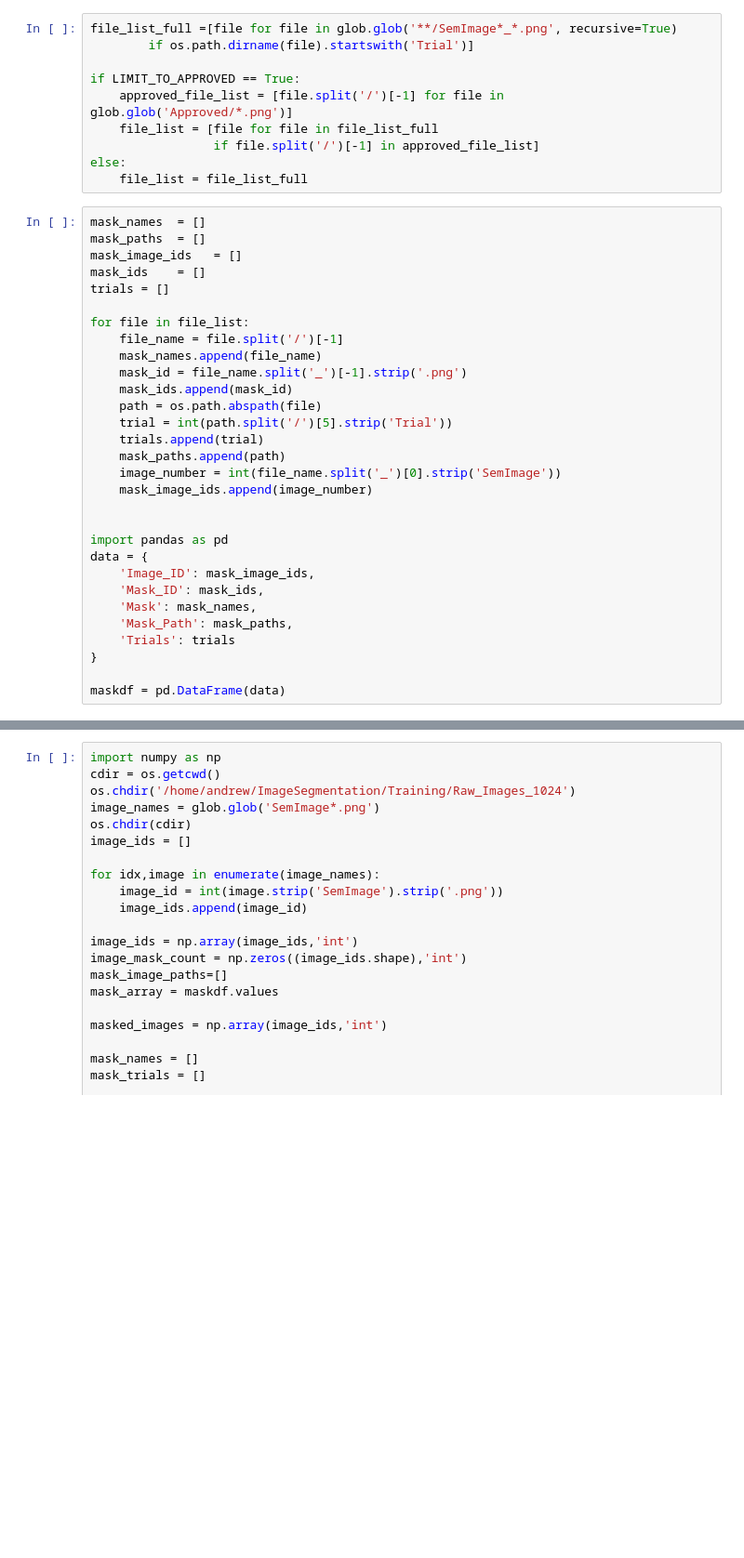
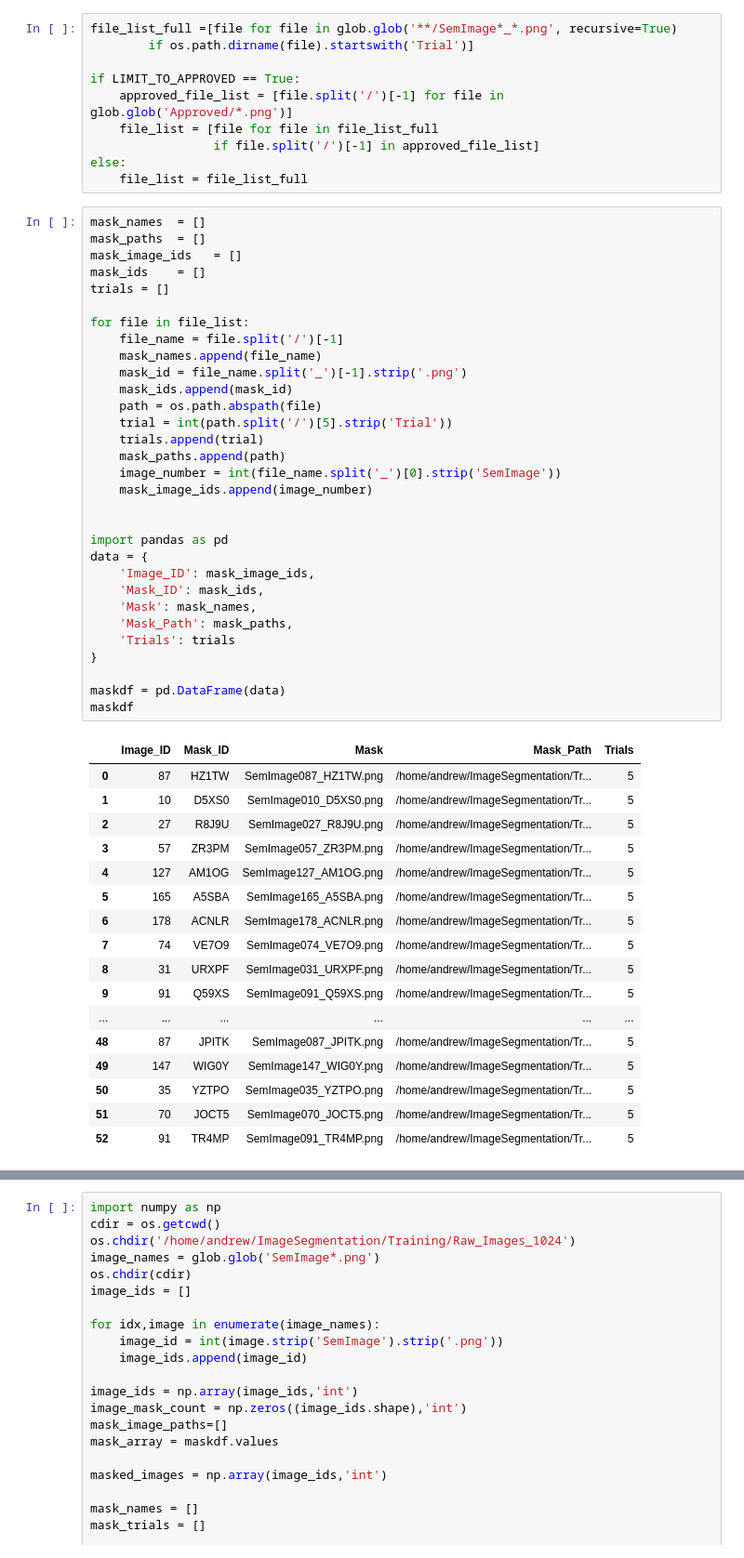
Before and after one commit to aduenner/ImageSegmentation, a Jupyter notebook: Training/summary.ipynb, the cells around one changed output, grey strips where cells are left out. Shown at 93% size. Cells and saved outputs as stored; diff of their text form; blank space fills up the shorter version.

```diff
--- a/Training/summary.ipynb
+++ b/Training/summary.ipynb
@@ -25,30 +25,49 @@ else:
 # %%
 mask_names  = []
 mask_paths  = []
 mask_image_ids   = []
 mask_ids    = []
 trials = []
 
 for file in file_list:
     file_name = file.split('/')[-1]
     mask_names.append(file_name)
     mask_id = file_name.split('_')[-1].strip('.png')
     mask_ids.append(mask_id)
     path = os.path.abspath(file)
     trial = int(path.split('/')[5].strip('Trial'))
     trials.append(trial)
     mask_paths.append(path)
     image_number = int(file_name.split('_')[0].strip('SemImage'))
     mask_image_ids.append(image_number)
 
 
 import pandas as pd
 data = {
     'Image_ID': mask_image_ids,
     'Mask_ID': mask_ids,
     'Mask': mask_names,
     'Mask_Path': mask_paths,
     'Trials': trials
 }
 
 maskdf = pd.DataFrame(data)
+maskdf
+# %% [output]
+|  | Image_ID | Mask_ID | Mask | Mask_Path | Trials |
+| 0 | 87 | HZ1TW | SemImage087_HZ1TW.png | /home/andrew/ImageSegmentation/Tr... | 5 |
+| 1 | 10 | D5XS0 | SemImage010_D5XS0.png | /home/andrew/ImageSegmentation/Tr... | 5 |
+| 2 | 27 | R8J9U | SemImage027_R8J9U.png | /home/andrew/ImageSegmentation/Tr... | 5 |
+| 3 | 57 | ZR3PM | SemImage057_ZR3PM.png | /home/andrew/ImageSegmentation/Tr... | 5 |
+| 4 | 127 | AM1OG | SemImage127_AM1OG.png | /home/andrew/ImageSegmentation/Tr... | 5 |
+| 5 | 165 | A5SBA | SemImage165_A5SBA.png | /home/andrew/ImageSegmentation/Tr... | 5 |
+| 6 | 178 | ACNLR | SemImage178_ACNLR.png | /home/andrew/ImageSegmentation/Tr... | 5 |
+| 7 | 74 | VE7O9 | SemImage074_VE7O9.png | /home/andrew/ImageSegmentation/Tr... | 5 |
+| 8 | 31 | URXPF | SemImage031_URXPF.png | /home/andrew/ImageSegmentation/Tr... | 5 |
+| 9 | 91 | Q59XS | SemImage091_Q59XS.png | /home/andrew/ImageSegmentation/Tr... | 5 |
+| ... | ... | ... | ... | ... | ... |
+| 48 | 87 | JPITK | SemImage087_JPITK.png | /home/andrew/ImageSegmentation/Tr... | 5 |
+| 49 | 147 | WIG0Y | SemImage147_WIG0Y.png | /home/andrew/ImageSegmentation/Tr... | 5 |
+| 50 | 35 | YZTPO | SemImage035_YZTPO.png | /home/andrew/ImageSegmentation/Tr... | 5 |
+| 51 | 70 | JOCT5 | SemImage070_JOCT5.png | /home/andrew/ImageSegmentation/Tr... | 5 |
+| 52 | 91 | TR4MP | SemImage091_TR4MP.png | /home/andrew/ImageSegmentation/Tr... | 5 |
```
Also changed, not shown: parts of 7 cells of this notebook, 54 other files.
